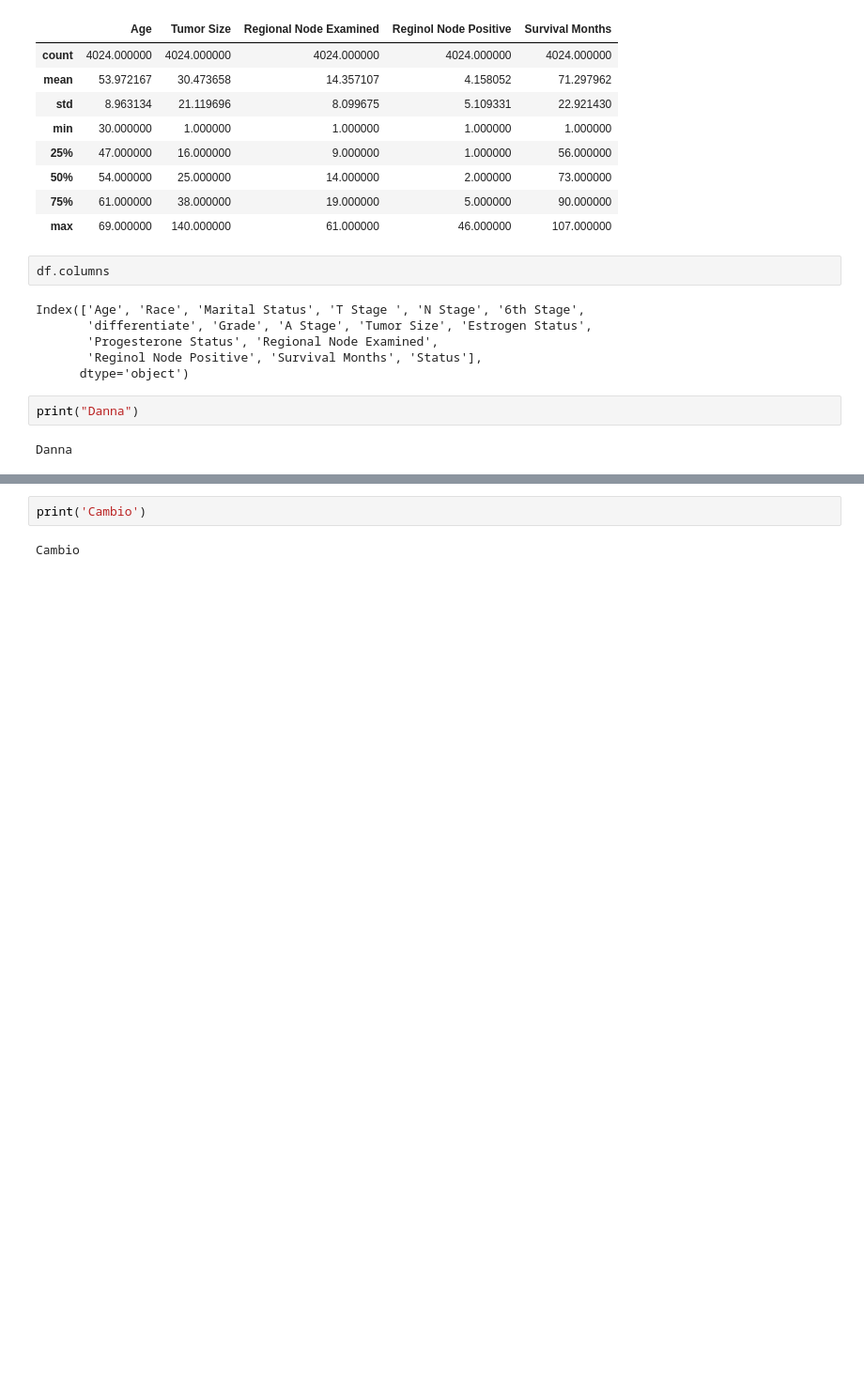
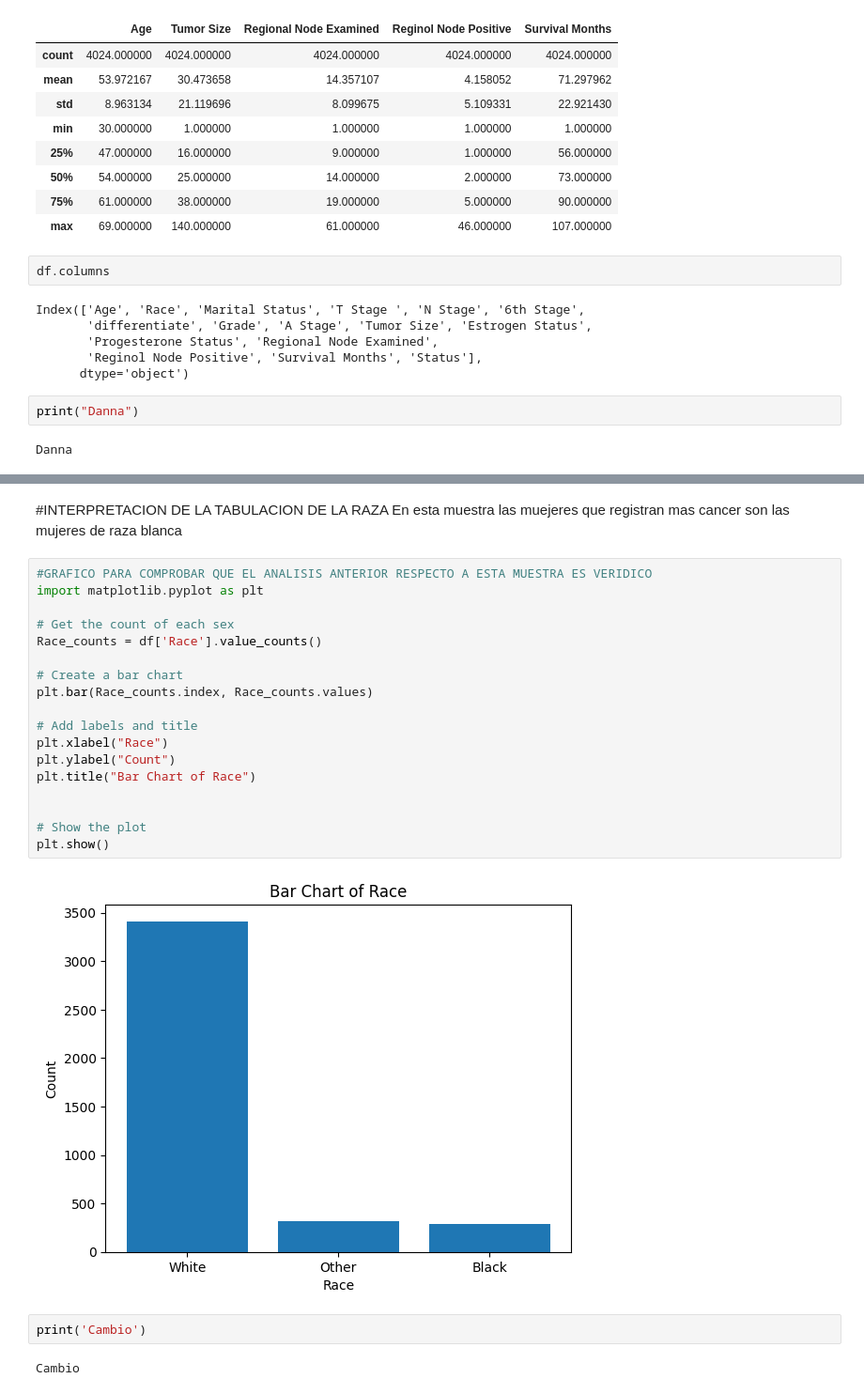
Before and after one commit to TheLudway/cancer-de-mama, a Jupyter notebook: Kaggle_Danna.ipynb, the cells around one changed output, grey strips where cells are left out. Shown at 94% size. Drawn from its saved outputs; the diff is of its cells as text; blank space fills up the shorter version.

```diff
--- a/Kaggle_Danna.ipynb
+++ b/Kaggle_Danna.ipynb
@@ -119,3 +170,26 @@ dr
+# %% [markdown]
+#INTERPRETACION DE LA TABULACION DE LA RAZA
+En esta muestra las muejeres que registran mas cancer son las mujeres de raza blanca
+# %%
+#GRAFICO PARA COMPROBAR QUE EL ANALISIS ANTERIOR RESPECTO A ESTA MUESTRA ES VERIDICO
+import matplotlib.pyplot as plt
+
+# Get the count of each sex
+Race_counts = df['Race'].value_counts()
+
+# Create a bar chart
+plt.bar(Race_counts.index, Race_counts.values)
+
+# Add labels and title
+plt.xlabel("Race")
+plt.ylabel("Count")
+plt.title("Bar Chart of Race")
+
+
+# Show the plot
+plt.show()
+# %% [output]
+[figure, added]
 # %%
 print('Cambio')
 # %% [output]
```
Also changed, not shown: parts of 12 cells of this notebook.
